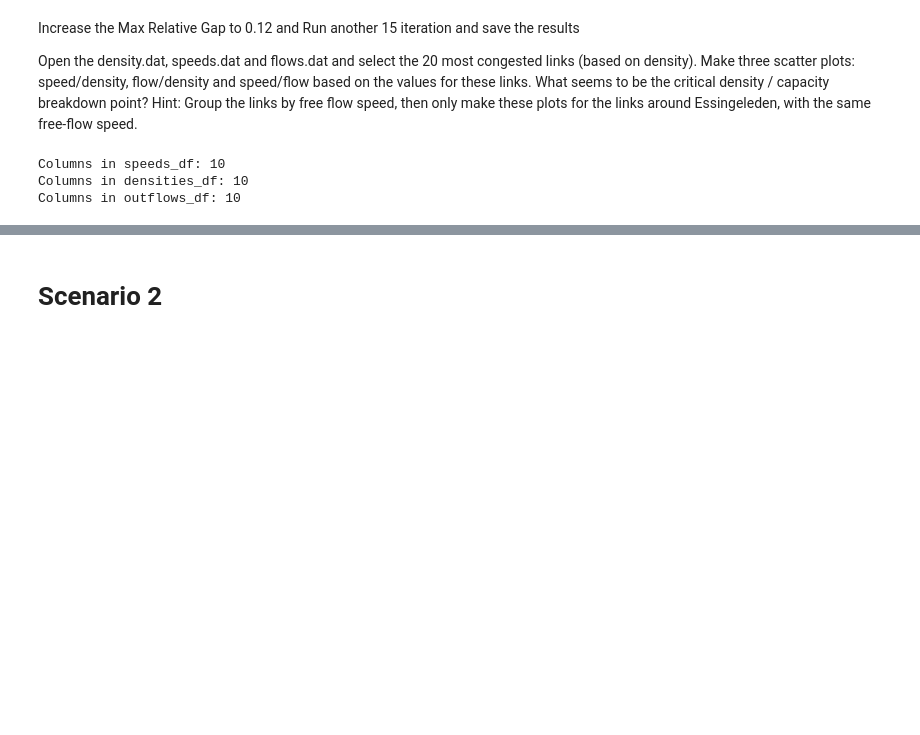
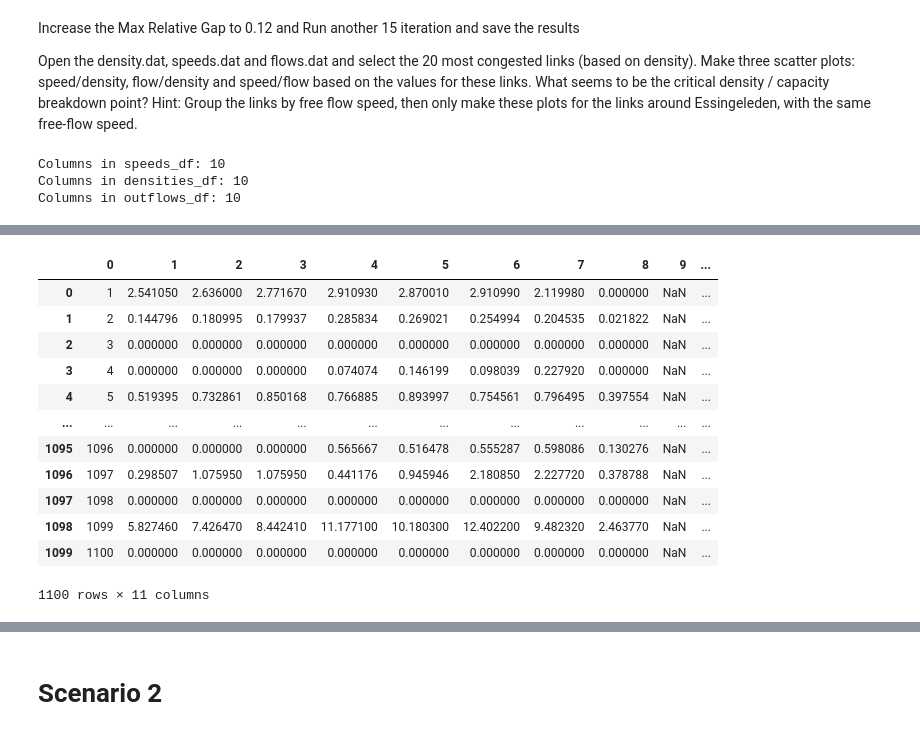
Before and after one commit to Ssactl/AH2174_HT23_Traffic-Simulation-Modelling-and-Applications, a Jupyter notebook: project2/lab3.ipynb, the cells around one changed output, grey strips where cells are left out. Saved outputs shown, nothing was run; the diff lists cells and outputs as text; code cells hidden in the pictures; blank space fills up the shorter version.

```diff
--- a/project2/lab3.ipynb
+++ b/project2/lab3.ipynb
@@ -145 +151,17 @@ densities_df
+# %%
+densities_df
+# %% [output]
+|  | 0 | 1 | 2 | 3 | 4 | 5 | 6 | 7 | 8 | 9 | ... |
+| 0 | 1 | 2.541050 | 2.636000 | 2.771670 | 2.910930 | 2.870010 | 2.910990 | 2.119980 | 0.000000 | NaN | ... |
+| 1 | 2 | 0.144796 | 0.180995 | 0.179937 | 0.285834 | 0.269021 | 0.254994 | 0.204535 | 0.021822 | NaN | ... |
+| 2 | 3 | 0.000000 | 0.000000 | 0.000000 | 0.000000 | 0.000000 | 0.000000 | 0.000000 | 0.000000 | NaN | ... |
+| 3 | 4 | 0.000000 | 0.000000 | 0.000000 | 0.074074 | 0.146199 | 0.098039 | 0.227920 | 0.000000 | NaN | ... |
+| 4 | 5 | 0.519395 | 0.732861 | 0.850168 | 0.766885 | 0.893997 | 0.754561 | 0.796495 | 0.397554 | NaN | ... |
+| ... | ... | ... | ... | ... | ... | ... | ... | ... | ... | ... | ... |
+| 1095 | 1096 | 0.000000 | 0.000000 | 0.000000 | 0.565667 | 0.516478 | 0.555287 | 0.598086 | 0.130276 | NaN | ... |
+| 1096 | 1097 | 0.298507 | 1.075950 | 1.075950 | 0.441176 | 0.945946 | 2.180850 | 2.227720 | 0.378788 | NaN | ... |
+| 1097 | 1098 | 0.000000 | 0.000000 | 0.000000 | 0.000000 | 0.000000 | 0.000000 | 0.000000 | 0.000000 | NaN | ... |
+| 1098 | 1099 | 5.827460 | 7.426470 | 8.442410 | 11.177100 | 10.180300 | 12.402200 | 9.482320 | 2.463770 | NaN | ... |
+| 1099 | 1100 | 0.000000 | 0.000000 | 0.000000 | 0.000000 | 0.000000 | 0.000000 | 0.000000 | 0.000000 | NaN | ... |
+1100 rows × 11 columns
 # %% [markdown]
```
Also changed, not shown: parts of 13 cells of this notebook.
